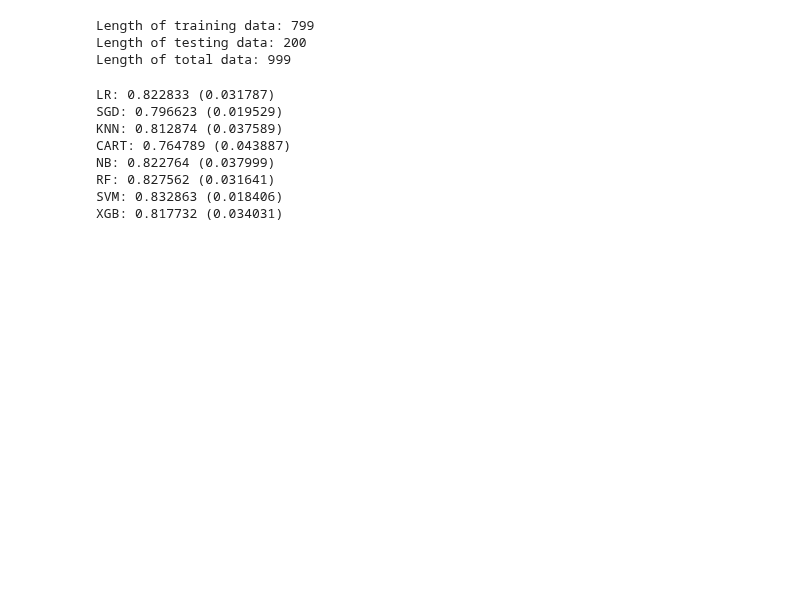
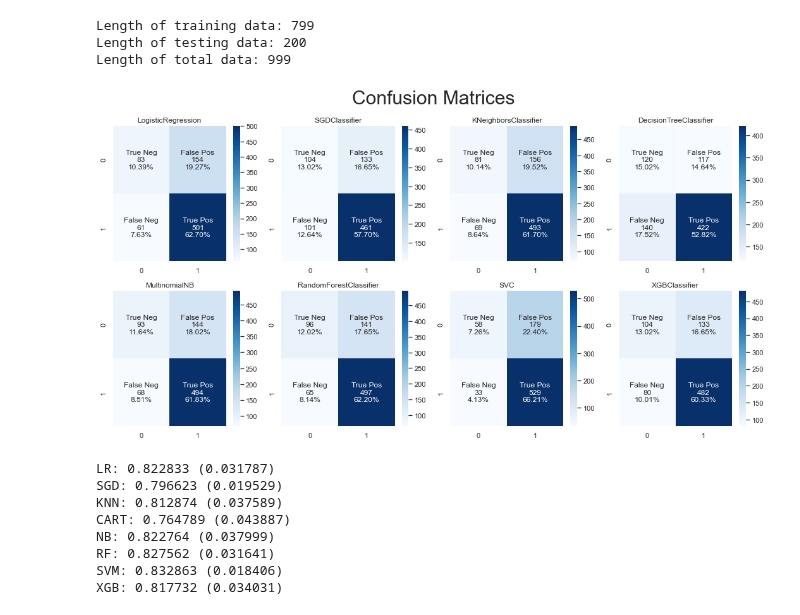
Before and after one commit to jpzambranoleon/german-credit-data-project, a Jupyter notebook: model.ipynb, the cells around one changed output. Cells and saved outputs as stored; diff of their text form; code cells hidden in the pictures; blank space fills up the shorter version.

```diff
--- a/model.ipynb
+++ b/model.ipynb
@@ -152,6 +152,63 @@ full_pipeline = ColumnTransformer([
 
 train_data_prepared = full_pipeline.fit_transform(X_train)
 test_data_prepared = full_pipeline.fit_transform(X_test)
+# %%
+from sklearn.linear_model import LogisticRegression
+from sklearn.linear_model import SGDClassifier
+from sklearn.neighbors import KNeighborsClassifier
+from sklearn.tree import DecisionTreeClassifier
+from sklearn.naive_bayes import MultinomialNB
+from sklearn.ensemble import RandomForestClassifier
+from sklearn.svm import SVC
+from xgboost import XGBClassifier
+from sklearn.model_selection import cross_val_predict, cross_val_score, KFold
+from sklearn.metrics import confusion_matrix
+
+clf_lr = LogisticRegression(random_state=42)
+clf_sgd = SGDClassifier(random_state=42)
+clf_knn = KNeighborsClassifier()
+clf_cart = DecisionTreeClassifier(random_state=42)
+clf_nb = MultinomialNB()
+clf_rf = RandomForestClassifier(random_state=42)
+clf_svm = SVC(random_state=42)
+clf_xgb = XGBClassifier()
+
+# to feed the random state
+seed = 7
+
+# prepare models
+models = []
+models.append((clf_lr))
+models.append((clf_sgd))
+models.append((clf_knn))
+models.append((clf_cart))
+models.append((clf_nb))
+models.append((clf_rf))
+models.append((clf_svm))
+models.append((clf_xgb))
+
+fig, axes = plt.subplots(2, 4, figsize=(15, 8))
+
+for model, ax in zip(models, axes.flatten()):
+    kfold = KFold(n_splits=10, random_state=seed, shuffle=True)
+    y_train_pred = cross_val_predict(model, train_data_prepared, y_train, cv=kfold)
+    cf_matrix = confusion_matrix(y_train, y_train_pred)
+
+    group_names = ['True Neg', 'False Pos', 'False Neg', 'True Pos']
+    group_counts = ['{0:0.0f}'.format(value) for value in cf_matrix.flatten()]
+    group_percentages = ['{0:.2%}'.format(value) for value in cf_matrix.flatten()/np.sum(cf_matrix)]
+    labels = [f'{v1}\n{v2}\n{v3}' for v1, v2, v3 in zip(group_names,group_counts,group_percentages)]
+    labels = np.asarray(labels).reshape(2,2)
+
+    sns.heatmap(cf_matrix, annot=labels, fmt='', cmap='Blues', ax=ax)
+    ax.title.set_text(type(model).__name__)
+
+#plt.title("Confusion Matrices")
+fig.suptitle("Confusion Matrices", fontsize=30)
+plt.tight_layout()
+plt.show()
+# %% [output]
+[figure, added]
 # %%
 from sklearn.linear_model import LogisticRegression
 from sklearn.linear_model import SGDClassifier
```
Also changed, not shown: parts of 4 cells of this notebook.
